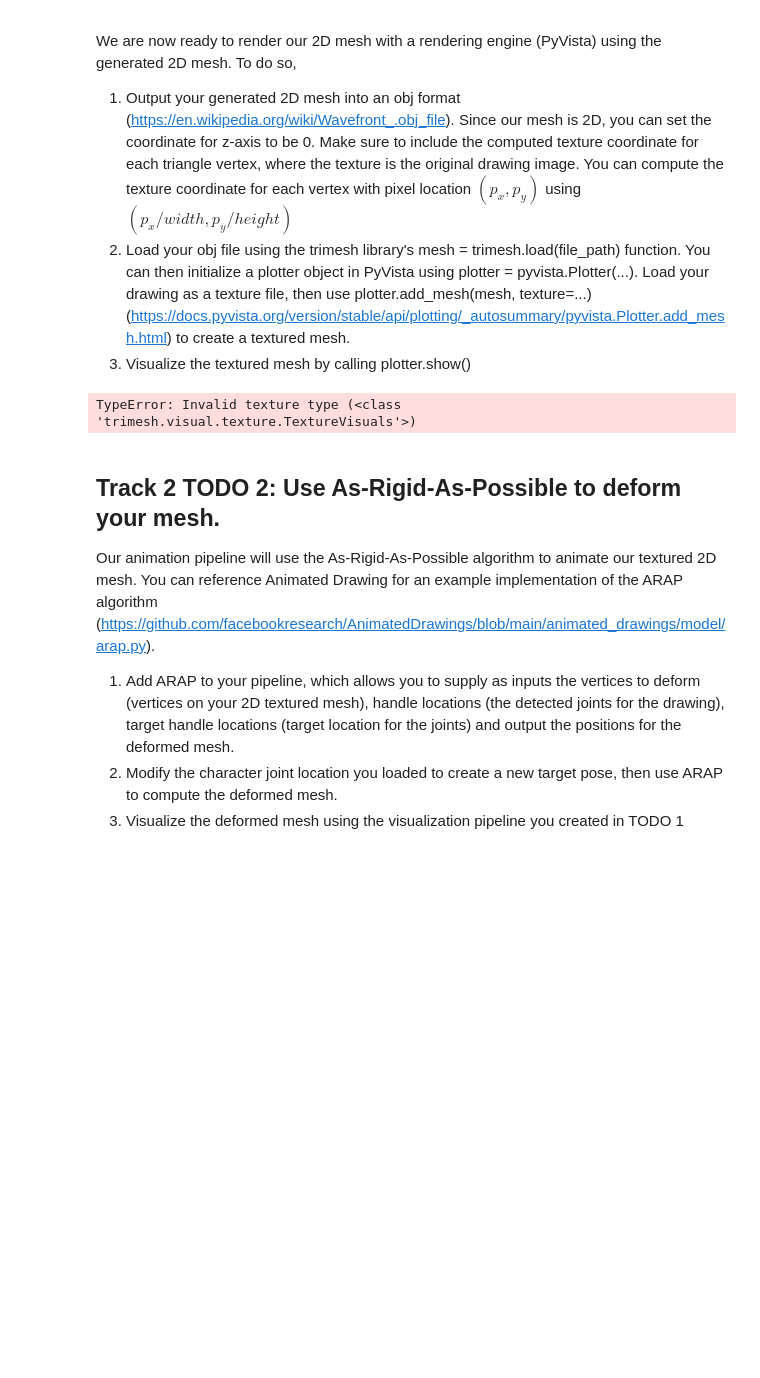
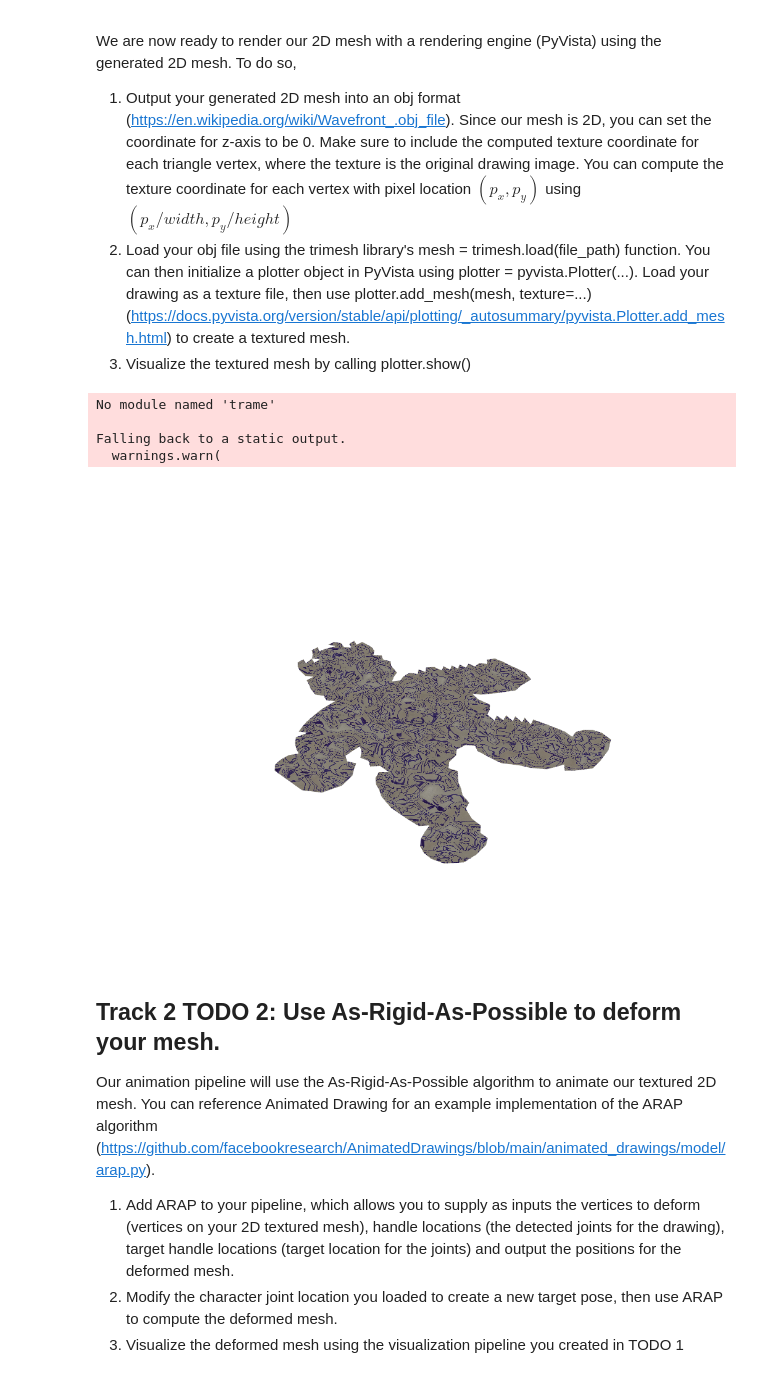
Before and after one commit to Gabenoob/Computer-graphicsPBL, a Jupyter notebook: W6/W6_track2-animatedDrawings.ipynb, the cells around one changed output. Saved outputs shown, nothing was run; the diff lists cells and outputs as text; code cells hidden in the pictures; blank space fills up the shorter version.

Commit message:
tried adding texture, need to map coordinates in texture.png to mesh object

```diff
--- a/W6/W6_track2-animatedDrawings.ipynb
+++ b/W6/W6_track2-animatedDrawings.ipynb
@@ -130,36 +130,39 @@ We are now ready to render our 2D mesh with a rendering engine (PyVista) using t
 import pyvista as pv
 import trimesh
 from PIL import Image
 # output triangle as obj file
 img = cv2.imread('char1/mask.png')
 height, width = img.shape[:2]
 # with open('char1/char1.obj','w') as f:
 #     for tria in Triangle.triangles:
 #         f.write(f"f ({x[tria][0]/width},{y[tria][0]/height}) ({x[tria][1]/width},{y[tria][1]/height}) ({x[tria][2]/width},{y[tria][2]/height})\n")
 
 def visualize_mesh(Triangle):
     with open('char1/char1.obj','w') as f:
         for i in range(len(Triangle.x)):
             f.write(f"v {Triangle.x[i]} {Triangle.y[i]} {0}\n")
         for i in range(len(Triangle.triangles)):
             f.write(f"f {Triangle.triangles[i][0]+1}//{i+1} {Triangle.triangles[i][1]+1}//{i+1} {Triangle.triangles[i][2]+1}//{i+1}\n")
 
     m = trimesh.load('char1/char1.obj')
     texture_im = Image.open('char1/texture.png')
     texture = trimesh.visual.TextureVisuals(image=texture_im)
-    # mesh.visual.texture = texture
     uv = np.random.rand(m.vertices.shape[0], 2)
     material = trimesh.visual.texture.SimpleMaterial(image=texture_im)
     color_visuals = trimesh.visual.TextureVisuals(uv=uv, image=texture_im, material=material)
     mesh=trimesh.Trimesh(vertices=m.vertices, faces=m.faces, visual=color_visuals, validate=True, process=False)
     mesh.visual = color_visuals
     plotter = pv.Plotter()
-    plotter.add_mesh(mesh, texture=texture_im)
+    plotter.add_mesh(mesh, texture=np.array(texture_im))
     plotter.show()
 
 visualize_mesh(Triangle=Triangle)
 # %% [output]
-TypeError: Invalid texture type (<class 'trimesh.visual.texture.TextureVisuals'>)
+No module named 'trame'
+
+Falling back to a static output.
+  warnings.warn(
+[figure, added]
 # %% [markdown]
 ## Track 2 TODO 2: Use As-Rigid-As-Possible to deform your mesh.
 Our animation pipeline will use the As-Rigid-As-Possible algorithm to animate our textured 2D mesh. You can reference Animated Drawing for an example implementation of the ARAP algorithm (https://github.com/facebookresearch/AnimatedDrawings/blob/main/animated_drawings/model/arap.py).
```
